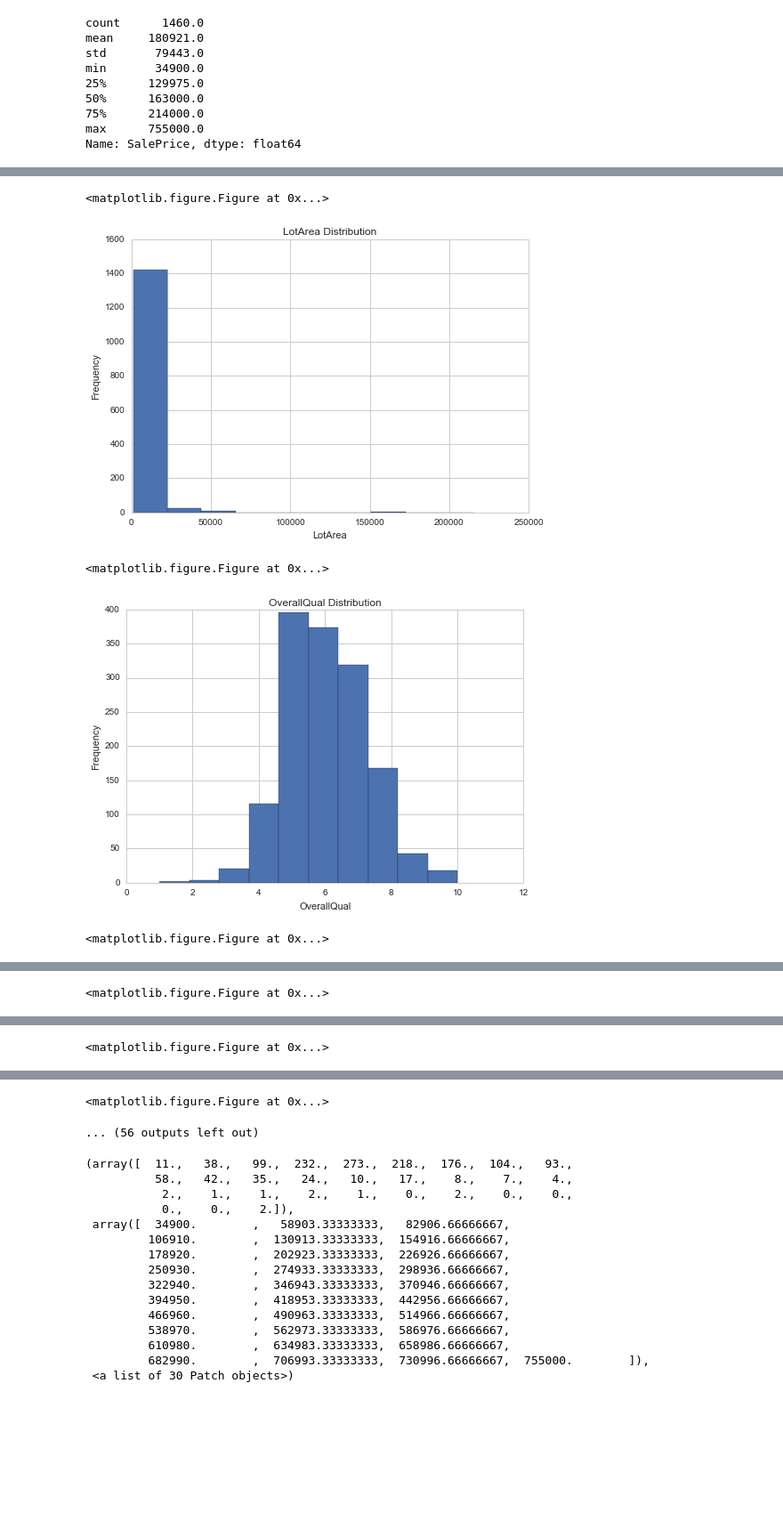
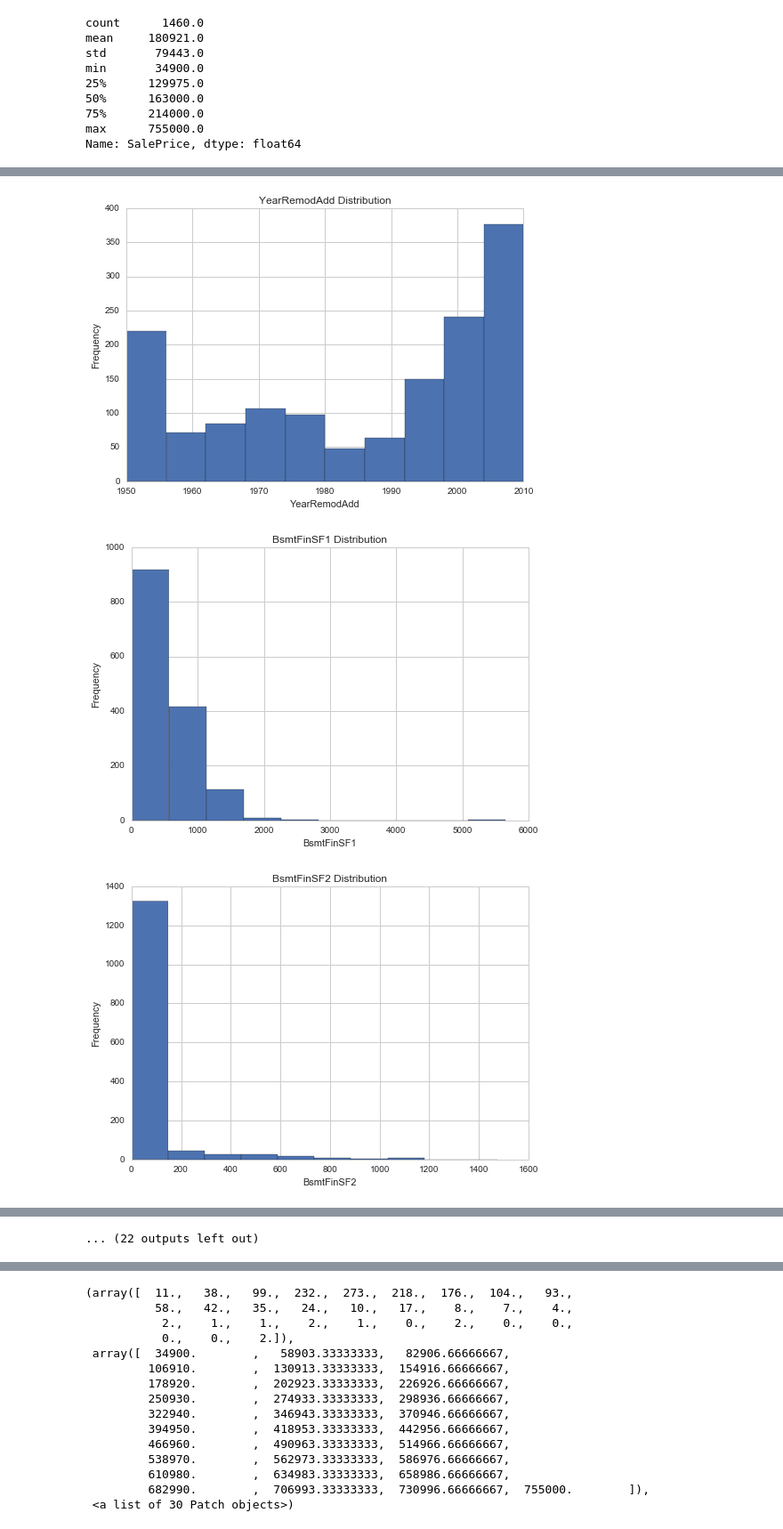
Before and after one commit to bosea3000/Kaggle, a Jupyter notebook: HousingPrice_DataExploration.ipynb, the cells around one changed output, grey strips where cells are left out. Shown at 89% size. Cells and saved outputs as stored; diff of their text form; code cells hidden in the pictures; blank space fills up the shorter version.

```diff
--- a/HousingPrice_DataExploration.ipynb
+++ b/HousingPrice_DataExploration.ipynb
@@ -163,3 +163,5 @@ ax.hist(df['YearBuilt'], bins=10)
+# %%
+dfInt = df.select_dtypes(include=['int64'])
 # %%
 var = list(dfInt.columns)
 i=1
@@ -168,7 +170,7 @@ for i in range(1,len(var)):
     plt.title(var[i]+ ' Distribution')
     plt.xlabel(var[i])
     plt.ylabel('Frequency')
-    plt.figure()
+    #plt.figure()
     plt.show()
 # %% [output]
 [figure]
@@ -174,0 +181,3 @@ for i in range(1,len(var)):
+[figure]
+[figure, added]
+[figure, added]
@@ -175,5 +188 @@ for i in range(1,len(var)):
-<matplotlib.figure.Figure at 0x...>
+... (22 outputs left out)
-[figure]
-<matplotlib.figure.Figure at 0x...>
-[figure]
-<matplotlib.figure.Figure at 0x...>
@@ -181 +188,0 @@ for i in range(1,len(var)):
-<matplotlib.figure.Figure at 0x...>
@@ -183 +188,0 @@ for i in range(1,len(var)):
-<matplotlib.figure.Figure at 0x...>
@@ -185,5 +189,3 @@ for i in range(1,len(var)):
-<matplotlib.figure.Figure at 0x...>
-... (56 outputs left out)
 # %%
 import matplotlib.pyplot as plt
 %matplotlib inline
```
Also changed, not shown: parts of 4 cells of this notebook, 1 other file.
